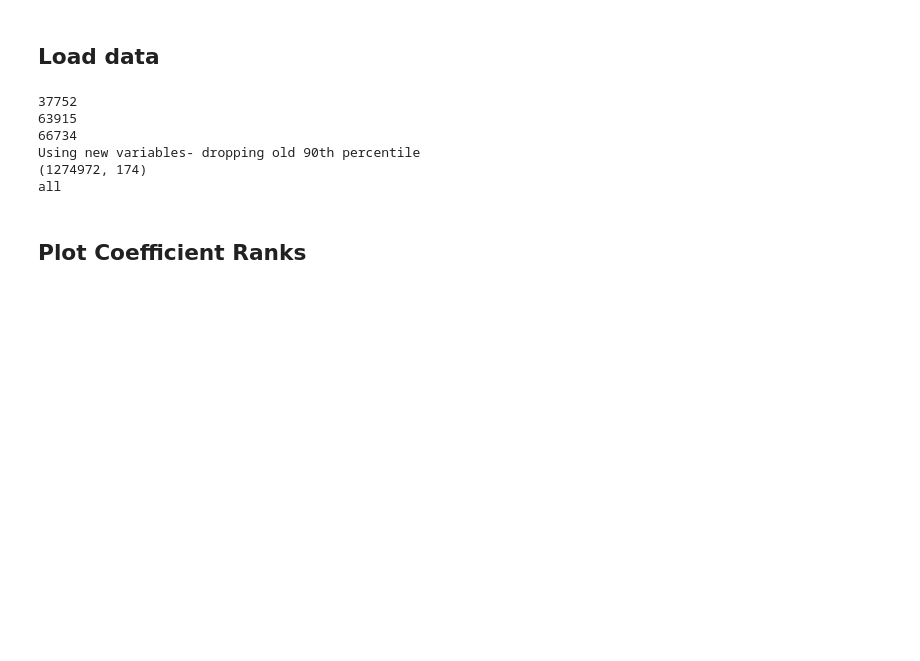
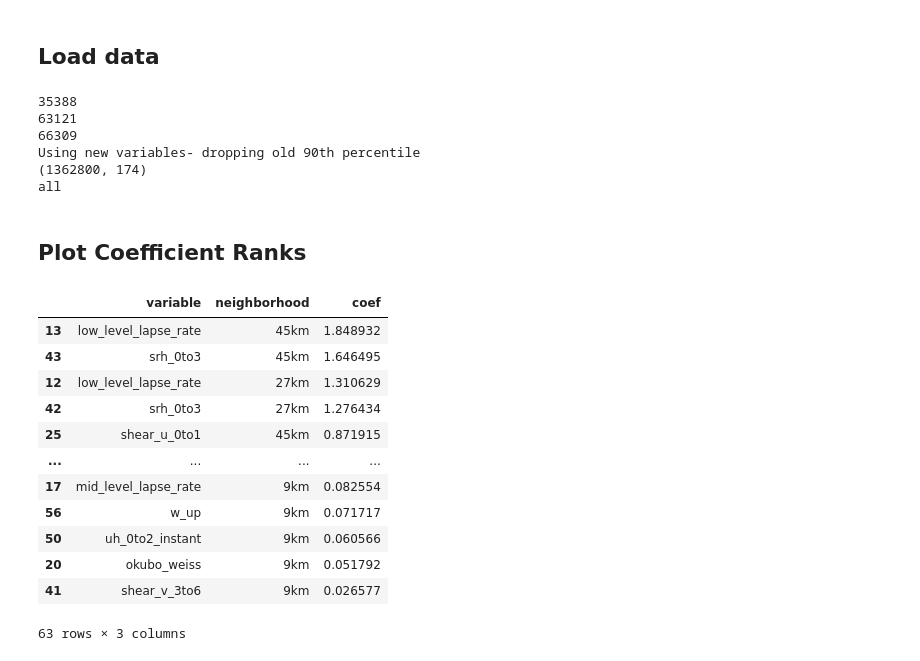
Before and after one commit to NOAA-National-Severe-Storms-Laboratory/frdd-wofs-ml-w2w, a Jupyter notebook: notebooks/Scikit-explain.ipynb, the cells around one changed output. Cells and saved outputs as stored; diff of their text form; code cells hidden in the pictures; blank space fills up the shorter version.

```diff
--- a/notebooks/Scikit-explain.ipynb
+++ b/notebooks/Scikit-explain.ipynb
@@ -36,21 +36,22 @@ Intel(R) Extension for Scikit-learn* enabled (https://github.com/intel/scikit-le
 # %% [markdown]
 ## Load data
 # %%
+%matplotlib inline
 FRAMEWORK='POTVIN'
-TIMESCALE='2to6'
+TIMESCALE='0to3'
 target_scale='36'
 base_path = f'/work/samuel.varga/data/{TIMESCALE}_hr_severe_wx/{FRAMEWORK}'
 X,y,metadata = All_Severe(base_path, mode='train',
                                   target_scale=target_scale,
                                   FRAMEWORK=FRAMEWORK,
-                                  TIMESCALE=TIMESCALE, Big=False)
+                                  TIMESCALE=TIMESCALE, SigSevere=False)
 X, ts_suff = Drop_Unwanted_Variables(X, original=False, training_scale=False, intrastormOnly=False, envOnly=False)
 # %% [output]
-37752
-63915
-66734
+35388
+63121
+66309
 Using new variables- dropping old 90th percentile
-(1274972, 174)
+(1362800, 174)
 all
 # %% [markdown]
 ## Plot Coefficient Ranks
@@ -56,0 +68,18 @@ all
+# %%
+Z=group_coefs(X.columns, coefs)
+Z=Z.groupby(['variable','neighborhood']).sum().reset_index() #variable, category, neighborhood, statistic
+Z.sort_values(by='coef', ascending=False)
+# %% [output]
+|  | variable | neighborhood | coef |
+| 13 | low_level_lapse_rate | 45km | 1.848932 |
+| 43 | srh_0to3 | 45km | 1.646495 |
+| 12 | low_level_lapse_rate | 27km | 1.310629 |
+| 42 | srh_0to3 | 27km | 1.276434 |
+| 25 | shear_u_0to1 | 45km | 0.871915 |
+| ... | ... | ... | ... |
+| 17 | mid_level_lapse_rate | 9km | 0.082554 |
+| 56 | w_up | 9km | 0.071717 |
+| 50 | uh_0to2_instant | 9km | 0.060566 |
+| 20 | okubo_weiss | 9km | 0.051792 |
+| 41 | shear_v_3to6 | 9km | 0.026577 |
+63 rows × 3 columns
```
Also changed, not shown: parts of 7 cells of this notebook, 7 other files.
